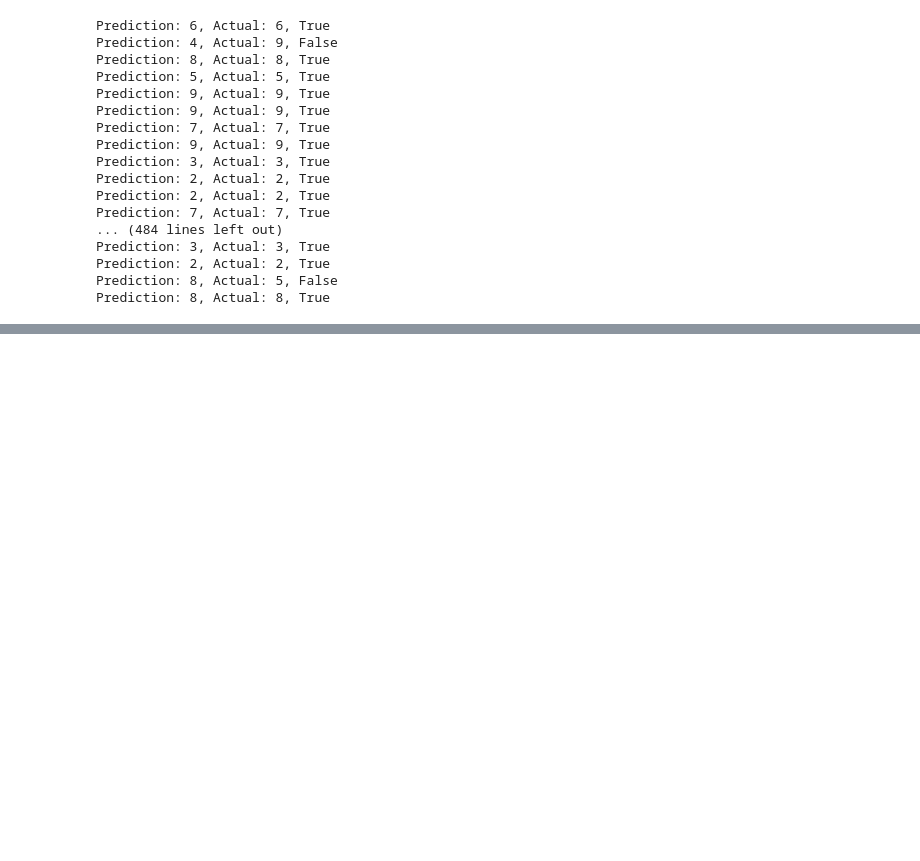
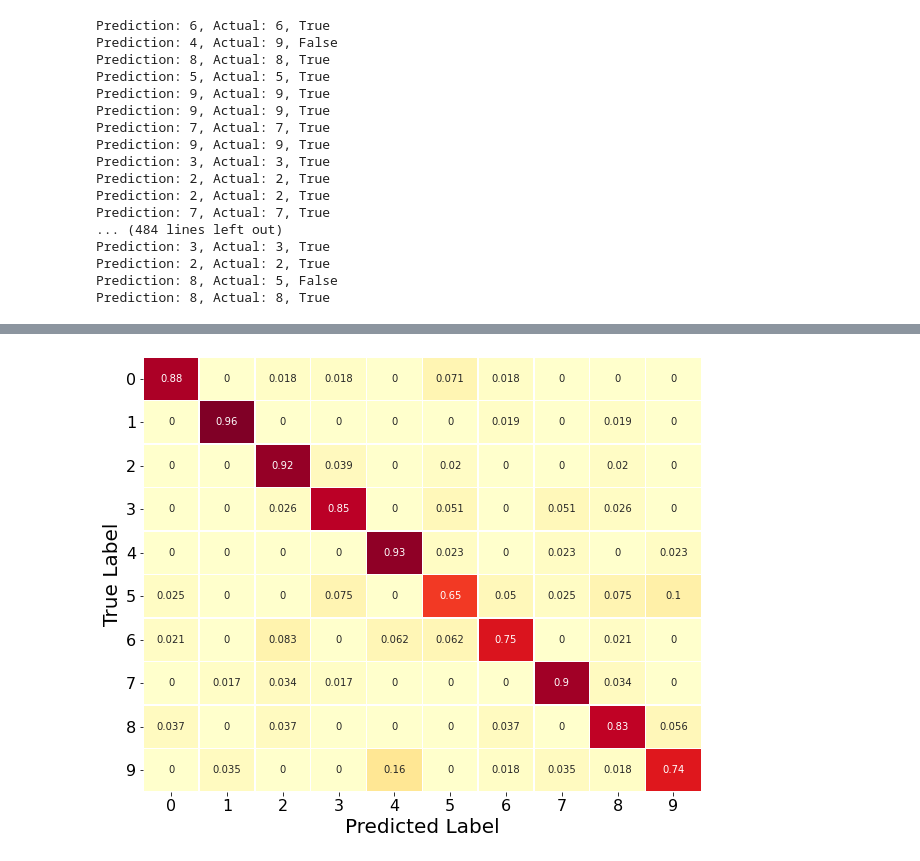
Before and after one commit to moritzlauff/thesis_programming, a Jupyter notebook: code_tests/thesis_test.ipynb, the cells around one changed output, grey strips where cells are left out. Cells and saved outputs as stored; diff of their text form; code cells hidden in the pictures; blank space fills up the shorter version.

Commit message:
confusion matrix

```diff
--- a/code_tests/thesis_test.ipynb
+++ b/code_tests/thesis_test.ipynb
@@ -134,3 +134,9 @@ Prediction: 3, Actual: 3, True
 Prediction: 2, Actual: 2, True
 Prediction: 8, Actual: 5, False
 Prediction: 8, Actual: 8, True
+# %%
+from sklearn.metrics import confusion_matrix
+
+labels = np.arange(0, 10)
+
+cm = confusion_matrix(y_true = actual, y_pred = predictions, labels = labels, normalize = "true")
@@ -136,0 +166,12 @@ Prediction: 8, Actual: 8, True
+# %%
+import seaborn as sns
+
+plt.figure(figsize = (10, 8))
+sns.heatmap(cm, cmap = "YlOrRd", annot = True, linewidths = 0.5, linecolor = "white", cbar = False)
+plt.xticks(fontsize = 16)
+plt.yticks(rotation = 0, fontsize = 16)
+plt.xlabel("Predicted Label", fontsize = 20)
+plt.ylabel("True Label", fontsize = 20)
+plt.show()
+# %% [output]
+[figure, added]
```
Also changed, not shown: parts of 2 cells of this notebook.
